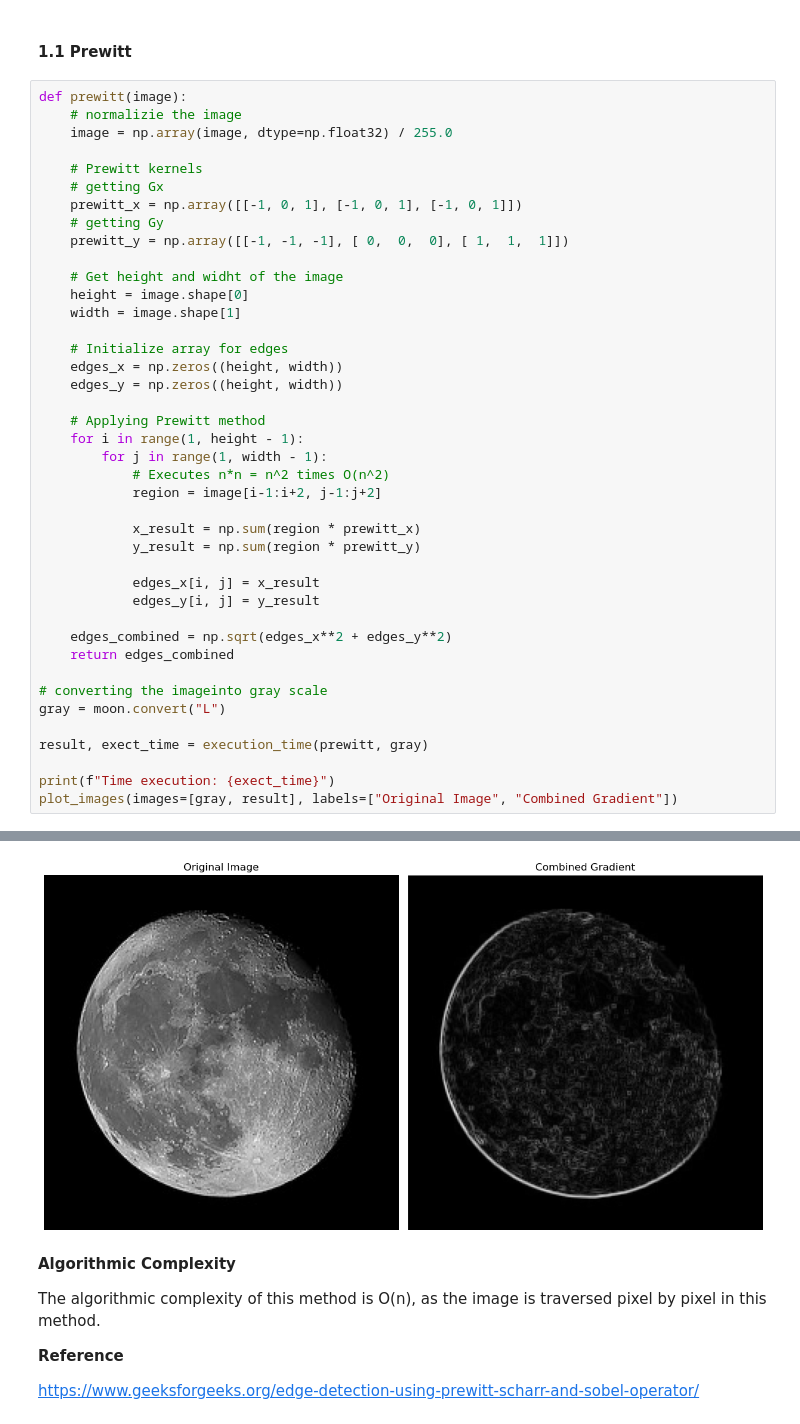
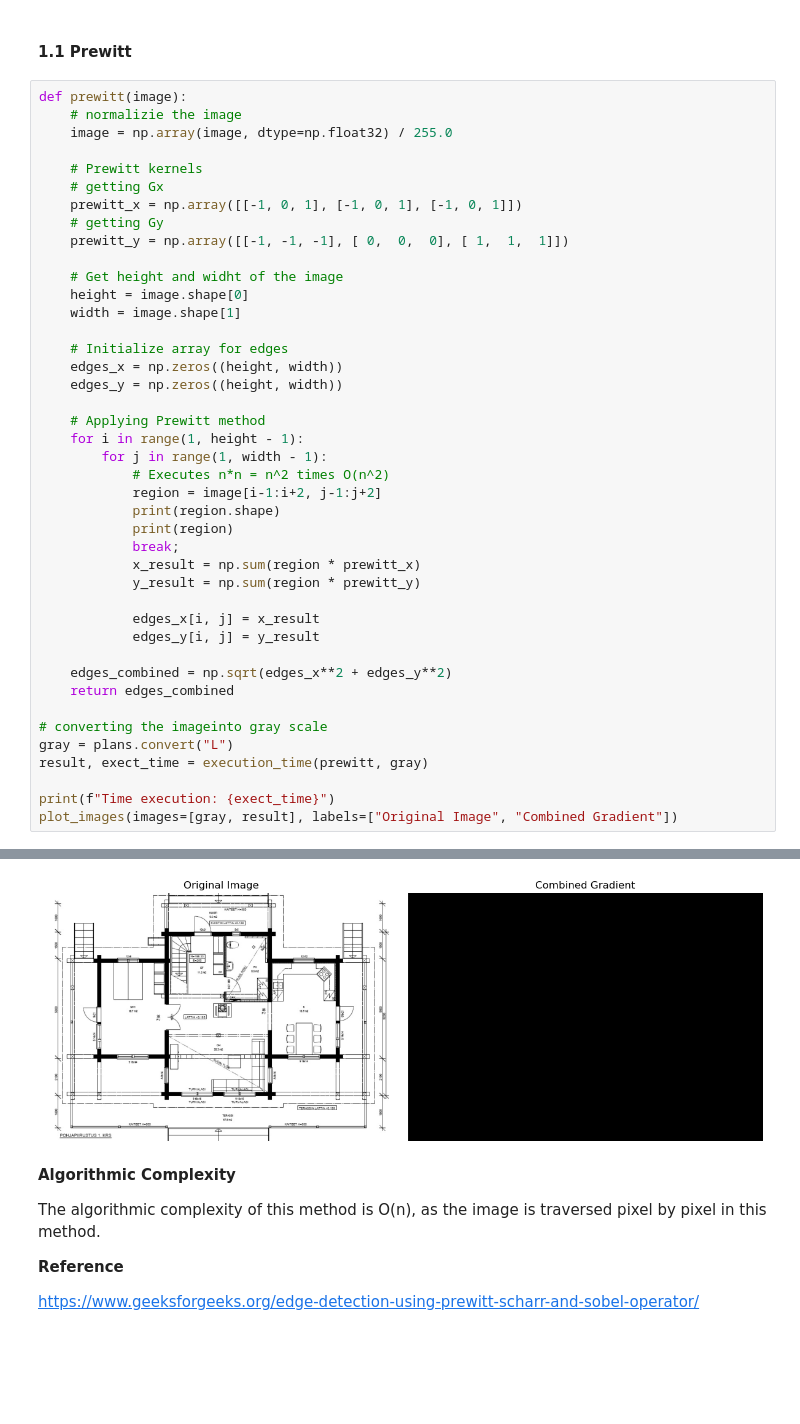
Before and after one commit to alcalderagl/processing_images, a Jupyter notebook: activity 2/spatial_domain_algorithms.ipynb, the cells around one changed output, grey strips where cells are left out. Saved outputs shown, nothing was run; the diff lists cells and outputs as text; blank space fills up the shorter version.

```diff
--- a/activity 2/spatial_domain_algorithms.ipynb
+++ b/activity 2/spatial_domain_algorithms.ipynb
@@ -103,7 +154,9 @@ def prewitt(image):
         for j in range(1, width - 1):
             # Executes n*n = n^2 times O(n^2)
             region = image[i-1:i+2, j-1:j+2]
-
+            print(region.shape)
+            print(region)
+            break;
             x_result = np.sum(region * prewitt_x)
             y_result = np.sum(region * prewitt_y)
 
@@ -114,8 +167,7 @@ def prewitt(image):
     return edges_combined
 
 # converting the imageinto gray scale
-gray = moon.convert("L")
-
+gray = plans.convert("L")
 result, exect_time = execution_time(prewitt, gray)
 
 print(f"Time execution: {exect_time}")
@@ -125,4 +193,4 @@ Time execution: 0.8520720020001136
-[figure, old version]
+[figure, new version]
 # %% [markdown]
 **Algorithmic Complexity**
 
```
Also changed, not shown: parts of 5 cells of this notebook, 1 other file.
